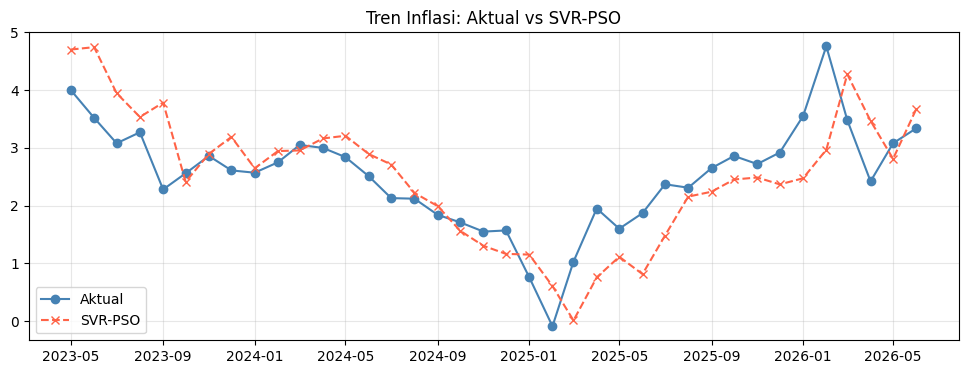
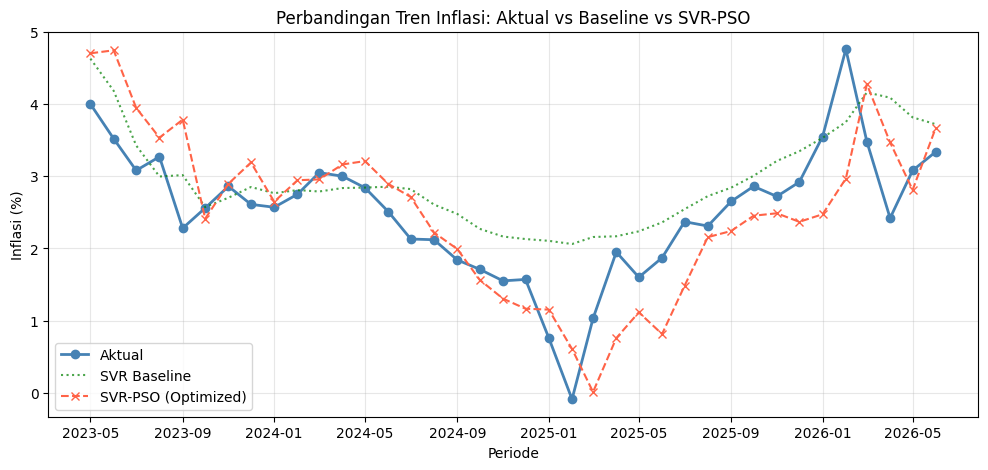
Code edit (unified diff) that turned the first committed figure into the second:
--- before
+++ after
@@ -41,14 +41,20 @@
 display(tabel_prediksi.tail(10).round(4))
 
-# 5. Visualisasi Tren
-plt.figure(figsize=(12, 4))
-plt.plot(tanggal_test, y_test_asli, label='Aktual', color='steelblue', marker='o')
-plt.plot(tanggal_test, pred_pso_asli, label='SVR-PSO', color='tomato', ls='--', marker='x')
-plt.title('Tren Inflasi: Aktual vs SVR-PSO')
-plt.legend(); plt.grid(alpha=0.3); plt.show()
+# 5. Visualisasi Tren (Ditambahkan Prediksi Baseline)
+plt.figure(figsize=(12, 5))
+plt.plot(tanggal_test, y_test_asli, label='Aktual', color='steelblue', marker='o', linewidth=2)
+plt.plot(tanggal_test, pred_base_asli, label='SVR Baseline', color='green', ls=':', alpha=0.7)
+plt.plot(tanggal_test, pred_pso_asli, label='SVR-PSO (Optimized)', color='tomato', ls='--', marker='x')
+plt.title('Perbandingan Tren Inflasi: Aktual vs Baseline vs SVR-PSO')
+plt.xlabel('Periode')
+plt.ylabel('Inflasi (%)')
+plt.legend()
+plt.grid(alpha=0.3)
+plt.show()
 
-# 6. Grafik batang perbandingan metrik (Fix error: use tabel_metrik)
+# 6. Grafik batang perbandingan metrik
 tabel_metrik.set_index('Model')[['RMSE', 'MAE', 'MAPE (%)']].plot(kind='bar', figsize=(8, 4), rot=0)
 plt.title('Perbandingan Kinerja Sebelum vs Sesudah Optimasi')
 plt.ylabel('Nilai Metrik')
-plt.tight_layout(); plt.show()
+plt.tight_layout()
+plt.show()

Commit: Dibuat menggunakan Colab